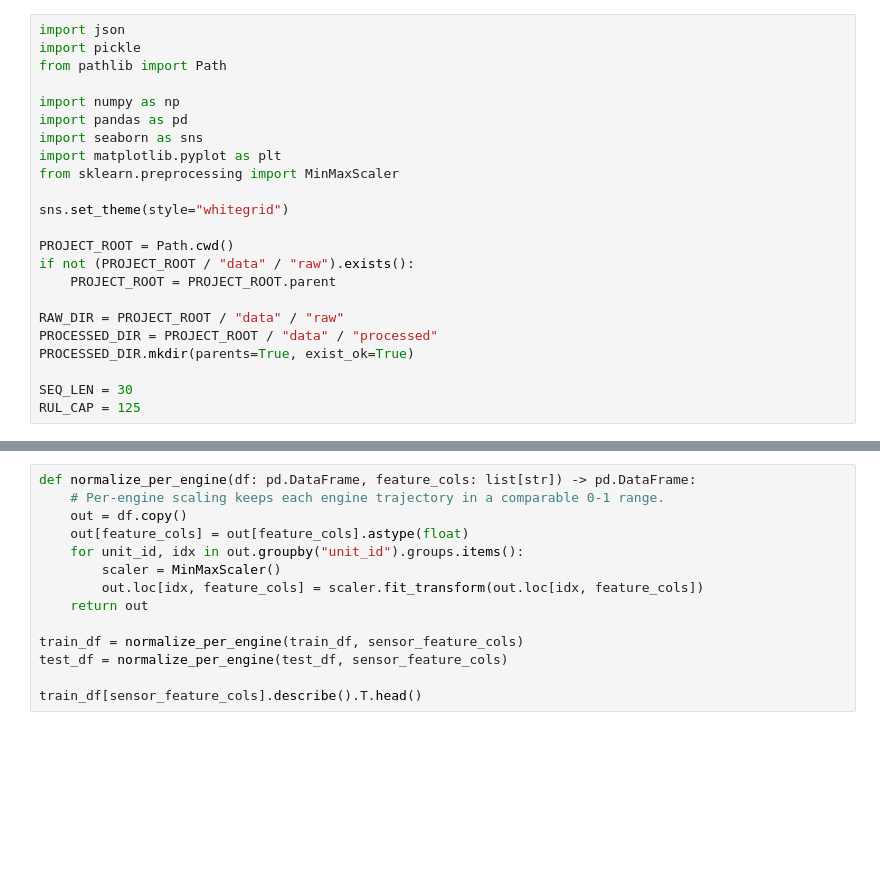
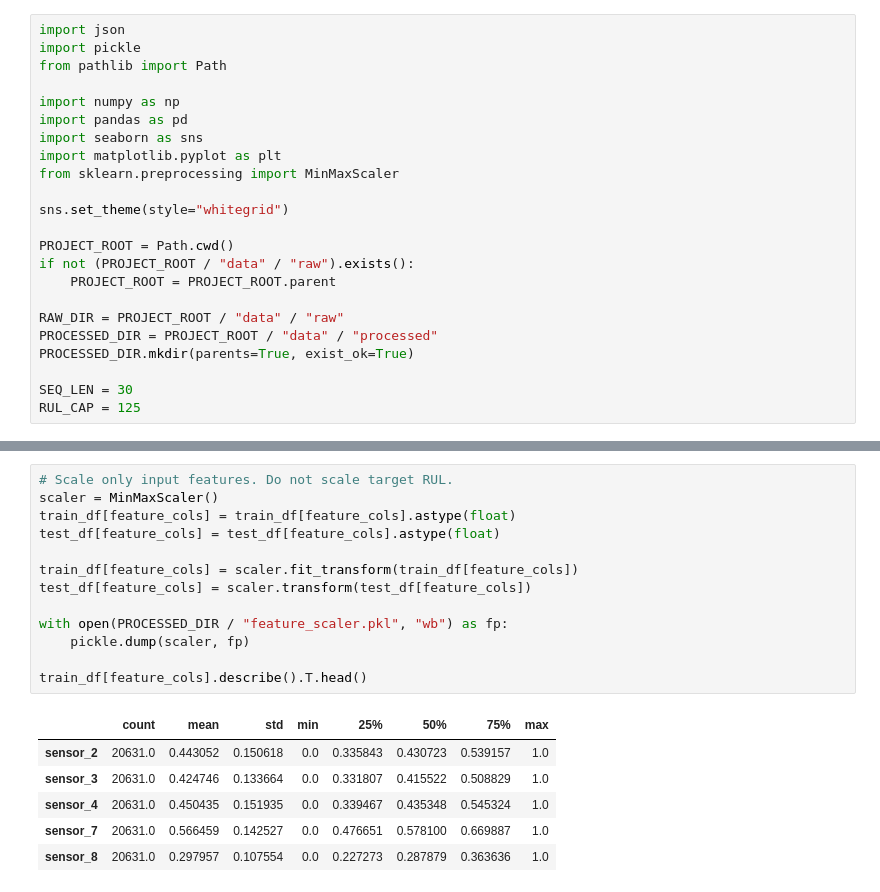
Before and after one commit to manankapoor23/DeepRUL-LSTM-based-Turbofan-Prognostics-System, a Jupyter notebook: notebooks/01_data_preprocessing.ipynb, the cells around one changed output, grey strips where cells are left out. Drawn from its saved outputs; the diff is of its cells as text; blank space fills up the shorter version.

```diff
--- a/notebooks/01_data_preprocessing.ipynb
+++ b/notebooks/01_data_preprocessing.ipynb
@@ -76,15 +103,21 @@ plt.show()
 # %%
-def normalize_per_engine(df: pd.DataFrame, feature_cols: list[str]) -> pd.DataFrame:
-    # Per-engine scaling keeps each engine trajectory in a comparable 0-1 range.
-    out = df.copy()
-    out[feature_cols] = out[feature_cols].astype(float)
-    for unit_id, idx in out.groupby("unit_id").groups.items():
-        scaler = MinMaxScaler()
-        out.loc[idx, feature_cols] = scaler.fit_transform(out.loc[idx, feature_cols])
-    return out
+# Scale only input features. Do not scale target RUL.
+scaler = MinMaxScaler()
+train_df[feature_cols] = train_df[feature_cols].astype(float)
+test_df[feature_cols] = test_df[feature_cols].astype(float)
 
-train_df = normalize_per_engine(train_df, sensor_feature_cols)
-test_df = normalize_per_engine(test_df, sensor_feature_cols)
+train_df[feature_cols] = scaler.fit_transform(train_df[feature_cols])
+test_df[feature_cols] = scaler.transform(test_df[feature_cols])
 
-train_df[sensor_feature_cols].describe().T.head()
+with open(PROCESSED_DIR / "feature_scaler.pkl", "wb") as fp:
+    pickle.dump(scaler, fp)
+
+train_df[feature_cols].describe().T.head()
+# %% [output]
+|  | count | mean | std | min | 25% | 50% | 75% | max |
+| sensor_2 | 20631.0 | 0.443052 | 0.150618 | 0.0 | 0.335843 | 0.430723 | 0.539157 | 1.0 |
+| sensor_3 | 20631.0 | 0.424746 | 0.133664 | 0.0 | 0.331807 | 0.415522 | 0.508829 | 1.0 |
+| sensor_4 | 20631.0 | 0.450435 | 0.151935 | 0.0 | 0.339467 | 0.435348 | 0.545324 | 1.0 |
+| sensor_7 | 20631.0 | 0.566459 | 0.142527 | 0.0 | 0.476651 | 0.578100 | 0.669887 | 1.0 |
+| sensor_8 | 20631.0 | 0.297957 | 0.107554 | 0.0 | 0.227273 | 0.287879 | 0.363636 | 1.0 |
 # %%
```
Also changed, not shown: parts of 9 cells of this notebook, 10 other files.
